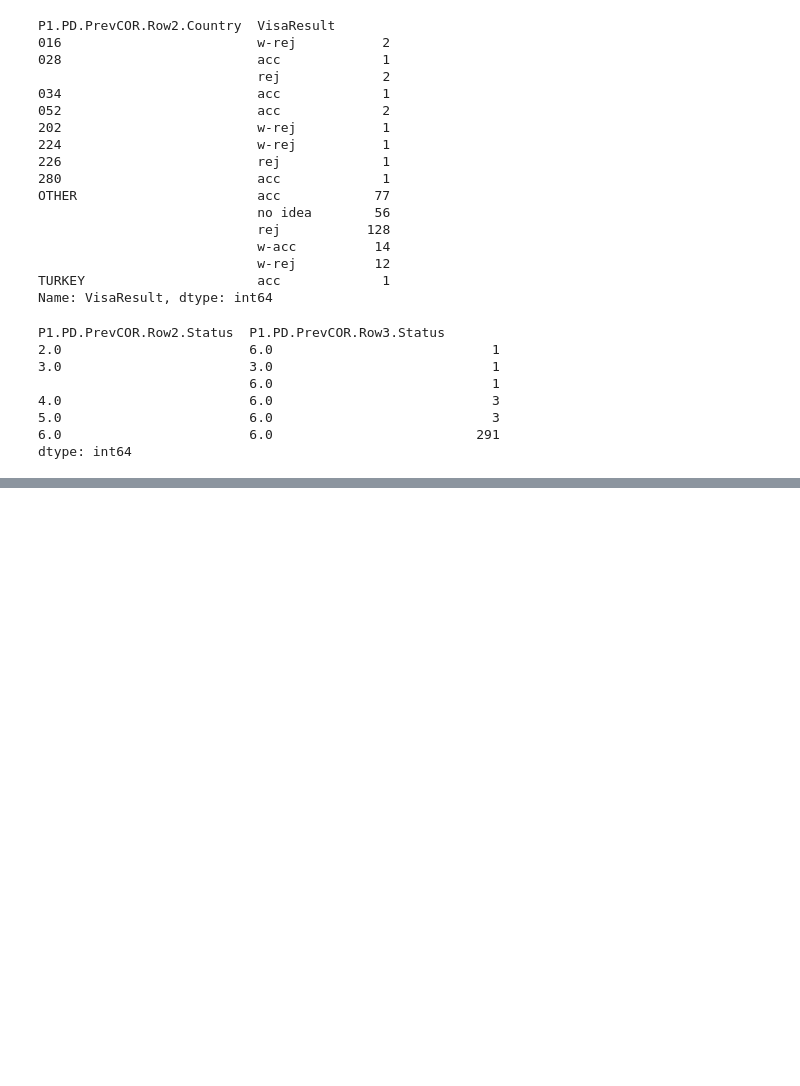
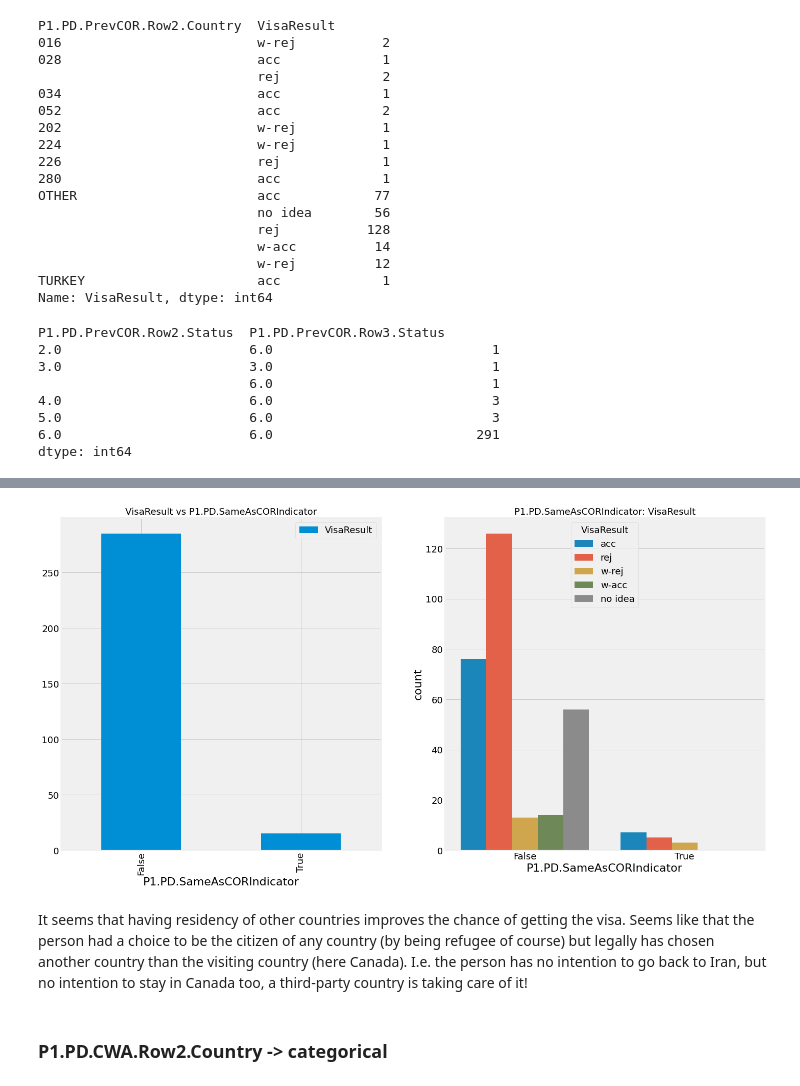
Before and after one commit to Nikronic/visaland-visa-form-utility, a Jupyter notebook: notebooks/data_exploration_dev.ipynb, the cells around one changed output, grey strips where cells are left out. Cells and saved outputs as stored; diff of their text form; code cells hidden in the pictures; blank space fills up the shorter version.

```diff
--- a/notebooks/data_exploration_dev.ipynb
+++ b/notebooks/data_exploration_dev.ipynb
@@ -588,0 +591,4 @@ data.drop(['P1.PD.PrevCOR.Row2.Country', 'P1.PD.PrevCOR.Row2.Status', 'P1.PD.Pre
+# %%
+output_name = 'VisaResult'
+feature_name = 'P1.PD.SameAsCORIndicator'
+data.groupby([feature_name, output_name])[output_name].count()
@@ -588,0 +606,15 @@ data.drop(['P1.PD.PrevCOR.Row2.Country', 'P1.PD.PrevCOR.Row2.Status', 'P1.PD.Pre
+# %%
+f, ax = plt.subplots(1, 2, figsize=(22, 12))
+data[[feature_name, output_name]].groupby(
+    [feature_name]).count().plot.bar(ax=ax[0])
+ax[0].set_title('{} vs {}'.format(output_name, feature_name))
+sns.countplot(feature_name, hue=output_name, data=data,
+              ax=ax[1], hue_order=output_hue_order)
+ax[1].set_title('{}: {}'.format(feature_name, output_name))
+plt.show()
+# %% [output]
+[figure, added]
+# %% [markdown]
+It seems that having residency of other countries improves the chance of getting the visa. Seems like that the person had a choice to be the citizen of any country (by being refugee of course) but legally has chosen another country than the visiting country (here Canada). I.e. the person has no intention to go back to Iran, but no intention to stay in Canada too, a third-party country is taking care of it!
+# %% [markdown]
+### P1.PD.CWA.Row2.Country -> categorical
```
Also changed, not shown: parts of 89 cells of this notebook.
